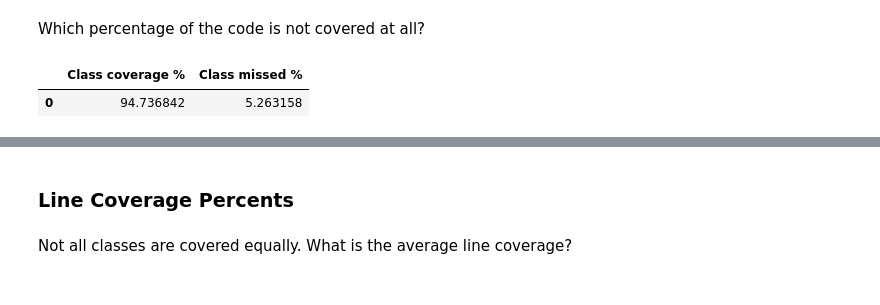
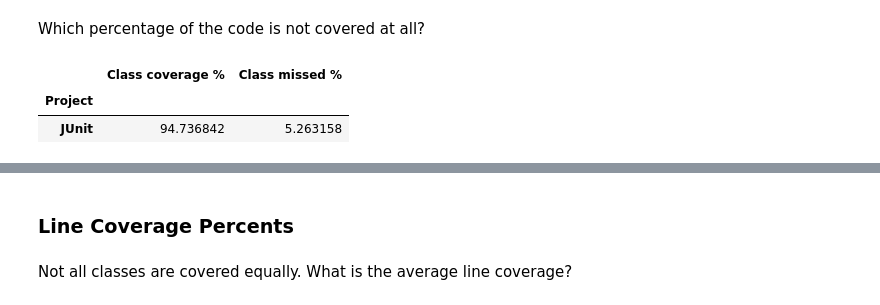
Before and after one commit to Bernardo-MG/jupyter-notebook-example, a Jupyter notebook: test_analysis/jacoco_coverage.ipynb, the cells around one changed output, grey strips where cells are left out. Drawn from its saved outputs; the diff is of its cells as text; code cells hidden in the pictures.

```diff
--- a/test_analysis/jacoco_coverage.ipynb
+++ b/test_analysis/jacoco_coverage.ipynb
@@ -85,17 +85,25 @@ def getPercent(part,whole):
 # %%
 # Row counts
 total_coverage_rows = len(coverage.index)
 not_covered_rows = len(not_covered.index)
 covered_rows = total_coverage_rows - not_covered_rows
 
 # Percentage, from the row counts
 covered_percent = getPercent(covered_rows, total_coverage_rows)
 not_covered_percent = getPercent(not_covered_rows, total_coverage_rows)
 
 # Dataframe
 coverage_percents_data = [[covered_percent, not_covered_percent]]
 coverage_percents = pd.DataFrame(coverage_percents_data, columns = ['Class coverage %', 'Class missed %'])
+
+# Change index
+coverage_percents.index.names = ["Project"]
+coverage_percents.reset_index(inplace=True)
+coverage_percents["Project"].replace(0, value="JUnit", inplace=True)
+coverage_percents.set_index("Project", inplace=True)
+
 coverage_percents
 # %% [output]
 |  | Class coverage % | Class missed % |
-| 0 | 94.736842 | 5.263158 |
+| Project |  |  |
+| JUnit | 94.736842 | 5.263158 |
```
Also changed, not shown: parts of 5 cells of this notebook, 1 other file.
